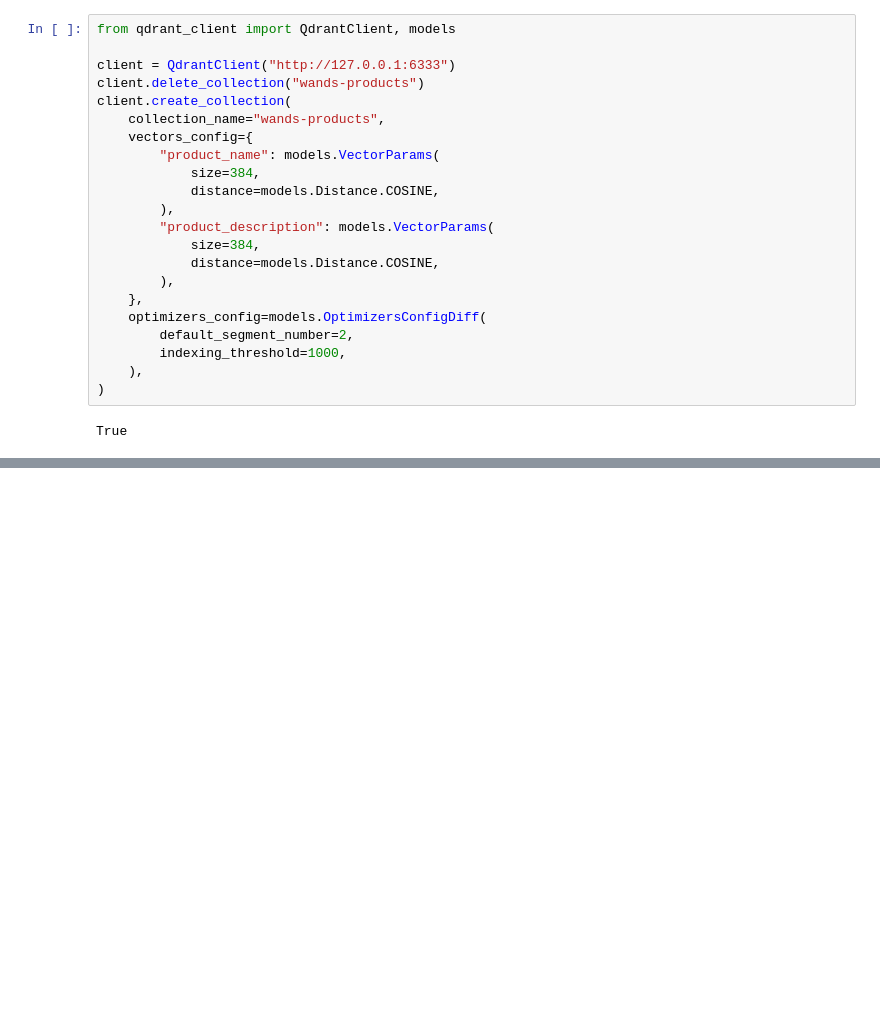
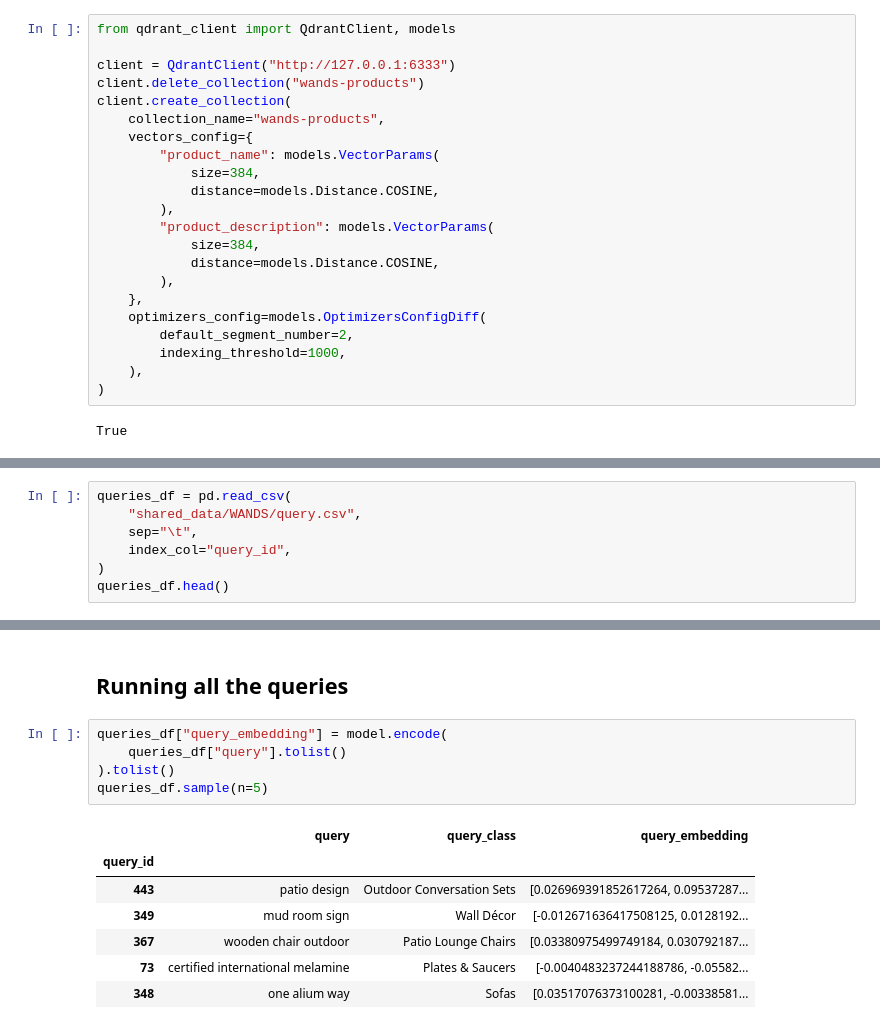
Before and after one commit to sulaiman-shamasna/Retrieval-Optimization-Tokenization-to-Vector-Quantization, a Jupyter notebook: measuring_search_relevance.ipynb, the cells around one changed output, grey strips where cells are left out. Drawn from its saved outputs; the diff is of its cells as text; blank space fills up the shorter version.

```diff
--- a/measuring_search_relevance.ipynb
+++ b/measuring_search_relevance.ipynb
@@ -107,0 +137,7 @@ True
+# %%
+queries_df = pd.read_csv(
+    "shared_data/WANDS/query.csv",
+    sep="\t",
+    index_col="query_id",
+)
+queries_df.head()
@@ -107,0 +196,15 @@ True
+# %% [markdown]
+## Running all the queries
+# %%
+queries_df["query_embedding"] = model.encode(
+    queries_df["query"].tolist()
+).tolist()
+queries_df.sample(n=5)
+# %% [output]
+|  | query | query_class | query_embedding |
+| query_id |  |  |  |
+| 443 | patio design | Outdoor Conversation Sets | [0.026969391852617264, 0.09537287... |
+| 349 | mud room sign | Wall Décor | [-0.012671636417508125, 0.0128192... |
+| 367 | wooden chair outdoor | Patio Lounge Chairs | [0.03380975499749184, 0.030792187... |
+| 73 | certified international melamine | Plates & Saucers | [-0.0040483237244188786, -0.05582... |
+| 348 | one alium way | Sofas | [0.03517076373100281, -0.00338581... |
```
Also changed, not shown: parts of 15 cells of this notebook.
